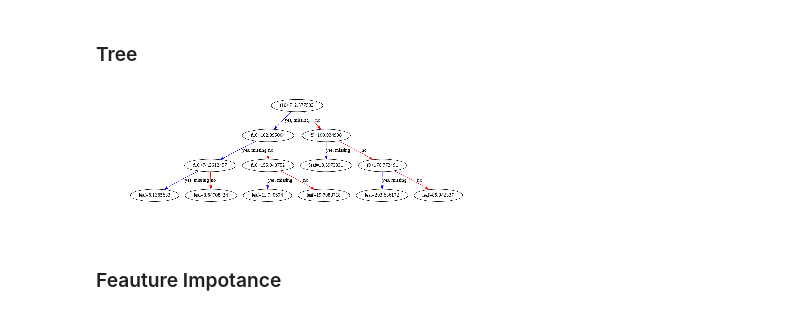
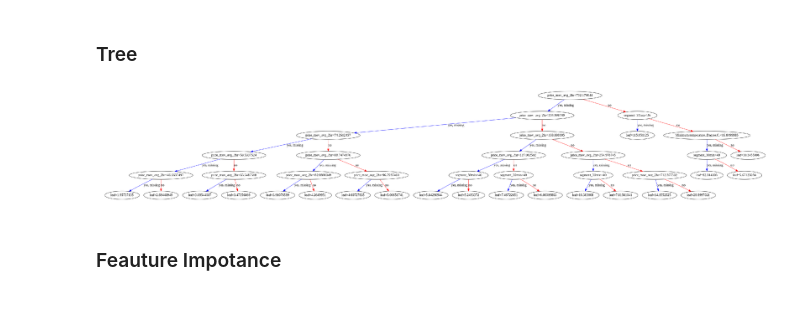
Before and after one commit to DonaldTurton/AT2_Advanced_Data_Algorithms, a Jupyter notebook: AT2_GetData.ipynb, the cells around one changed output. Cells and saved outputs as stored; diff of their text form; code cells hidden in the pictures.

Commit message:
TOTDEMAND lagged and hyper tunning test

```diff
--- a/AT2_GetData.ipynb
+++ b/AT2_GetData.ipynb
@@ -25,3 +25,7 @@ data.head()
 | 2 | 2018 | 1 | 1 | 6466.06 | 73.62 | 2018/01/01 | 01:30:00 | 31.0 | ... |
 | 3 | 2018 | 1 | 1 | 6279.80 | 71.49 | 2018/01/01 | 02:00:00 | 31.0 | ... |
 | 4 | 2018 | 1 | 1 | 6177.31 | 69.27 | 2018/01/01 | 02:30:00 | 31.0 | ... |
+# %%
+# LAGG Total Demand by 30 mins
+data['TOTALDEMAND'] = data['TOTALDEMAND'].shift(1)
+data.head()
@@ -153,7 +171,7 @@ test_X = my_imputer.transform(test_X)
 import xgboost
 from xgboost import XGBRegressor
 
-my_model = XGBRegressor()
+my_model = XGBRegressor(seed=123)
 # Add silent=True to avoid printing out updates with each cycle
-my_model.fit(train_X, train_y, verbose=False)
+my_model.fit(train_X, train_y, verbose=True)
 # %% [output]
@@ -191,0 +214,5 @@ RMSE: 31.700032538225887
+# %%
+# Early Stoppig Round And Learning rate
+XGB_model = XGBRegressor(n_estimators=1000, learning_rate=0.05, seed=123)
+XGB_model.fit(train_X, train_y, early_stopping_rounds=50,
+             eval_set=[(test_X, test_y)], verbose=False)
@@ -191,0 +241,6 @@ RMSE: 31.700032538225887
+# %%
+xg_reg = xgboost.XGBRegressor(objective ='reg:linear', colsample_bytree = 0.3, learning_rate = 0.1,
+                max_depth = 3, alpha = 10, n_estimators = 10000, seed=123)
+
+xg_reg.fit(train_X, train_y, early_stopping_rounds=50,
+             eval_set=[(test_X, test_y)], verbose=False)
@@ -197,10 +300,10 @@ RMSE: 31.700032538225887
 ### Tree
 # %%
 #Plot tree
-xgboost.plot_tree(my_model,num_trees=0)
-plt.rcParams['figure.figsize'] = [10, 10]
+xgboost.plot_tree(xg_reg,num_trees=0)
+plt.rcParams['figure.figsize'] = [50, 20]
 plt.show()
 # %% [output]
-[figure, old version]
+[figure, new version]
 # %% [markdown]
 ### Feauture Impotance
```
Also changed, not shown: parts of 31 cells of this notebook.
